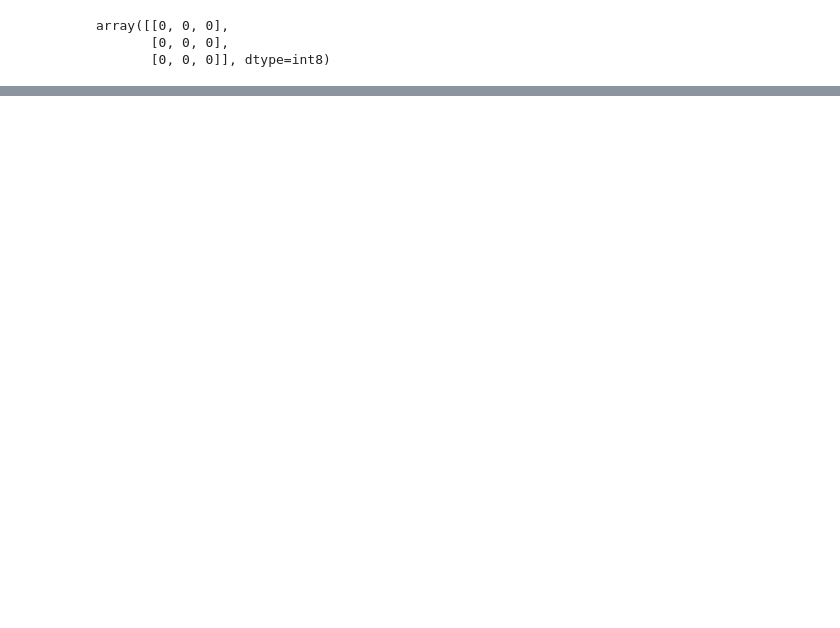
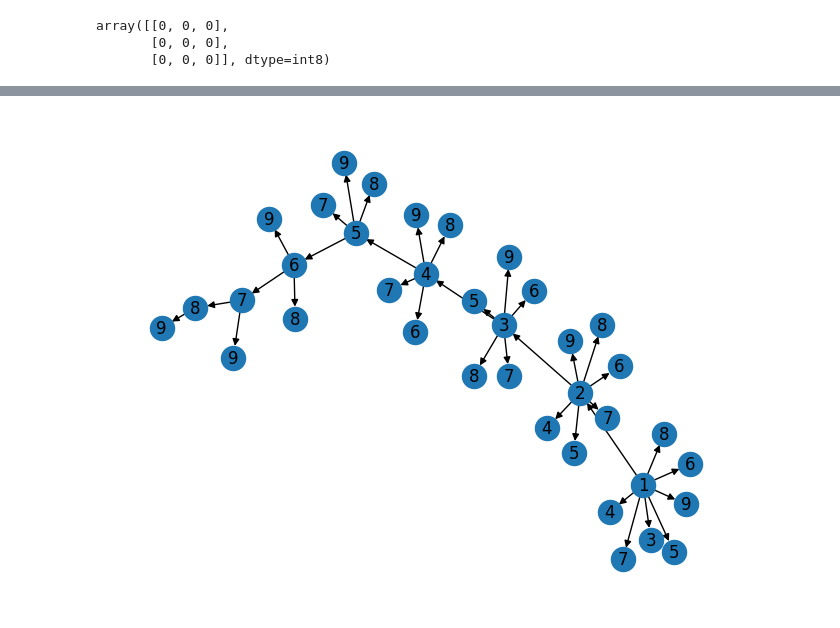
Before and after one commit to Dpbm/scientific-research-1-quantum-oracles, a Jupyter notebook: code/tic-tac-toe.ipynb, the cells around one changed output, grey strips where cells are left out. Saved outputs shown, nothing was run; the diff lists cells and outputs as text; code cells hidden in the pictures; blank space fills up the shorter version.

Commit message:
added directed graph

```diff
--- a/code/tic-tac-toe.ipynb
+++ b/code/tic-tac-toe.ipynb
@@ -110,0 +108,15 @@ Player 1 won!
+# %%
+graph = rustworkx.PyDiGraph()
+first_index = graph.add_node(1)
+
+next_index = first_index
+for i in range(1, 10):
+    indexes = graph.add_nodes_from(list(range(i+1, 10)))
+    if(len(indexes) == 0):
+        break
+    graph.add_edges_from([(next_index, ind, str(i)) for ind in indexes])
+    next_index = indexes[0]
+
+mpl_draw(graph, with_labels=True, labels=lambda x:x)
+# %% [output]
+[figure, added]
```
Also changed, not shown: parts of 5 cells of this notebook.
